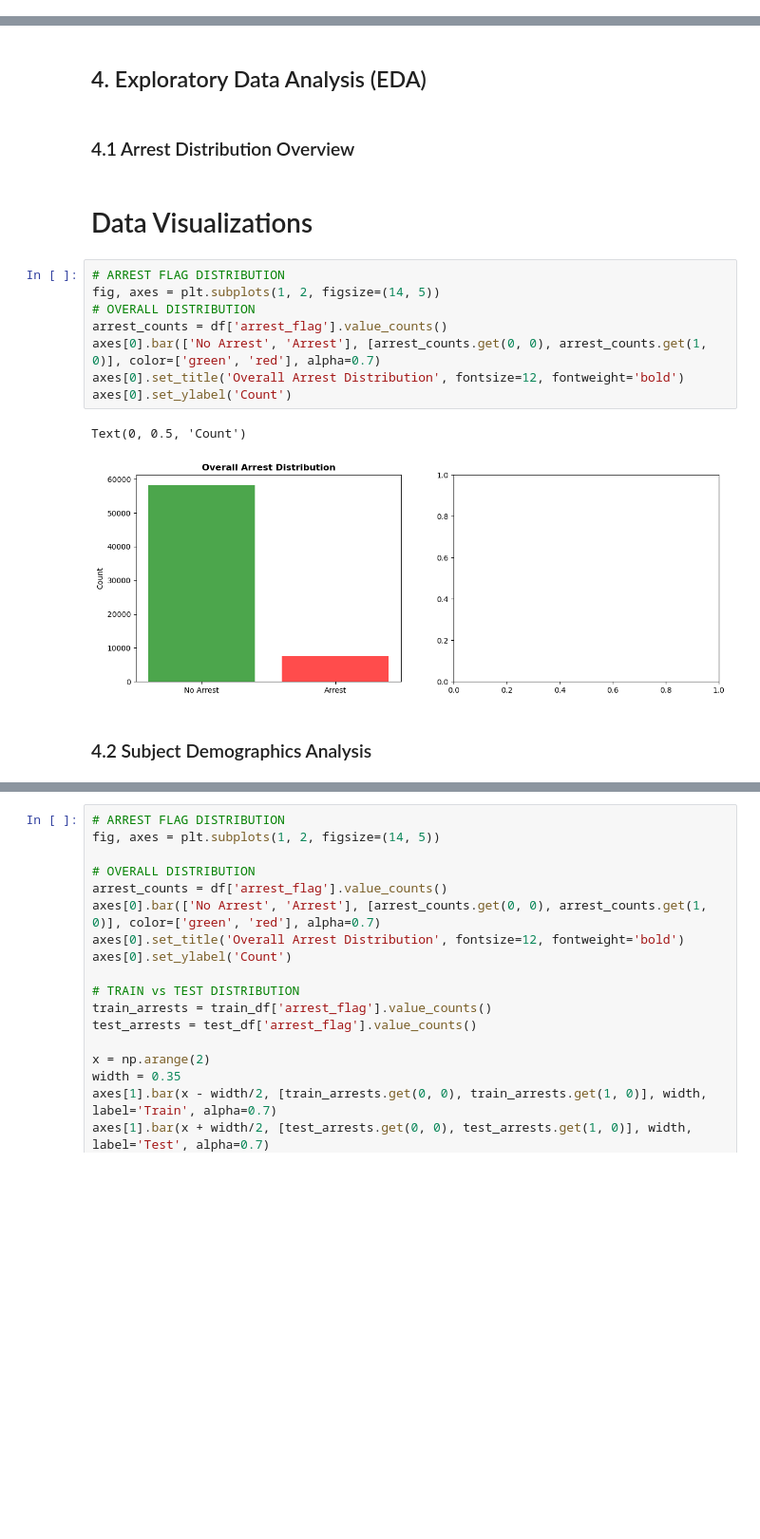
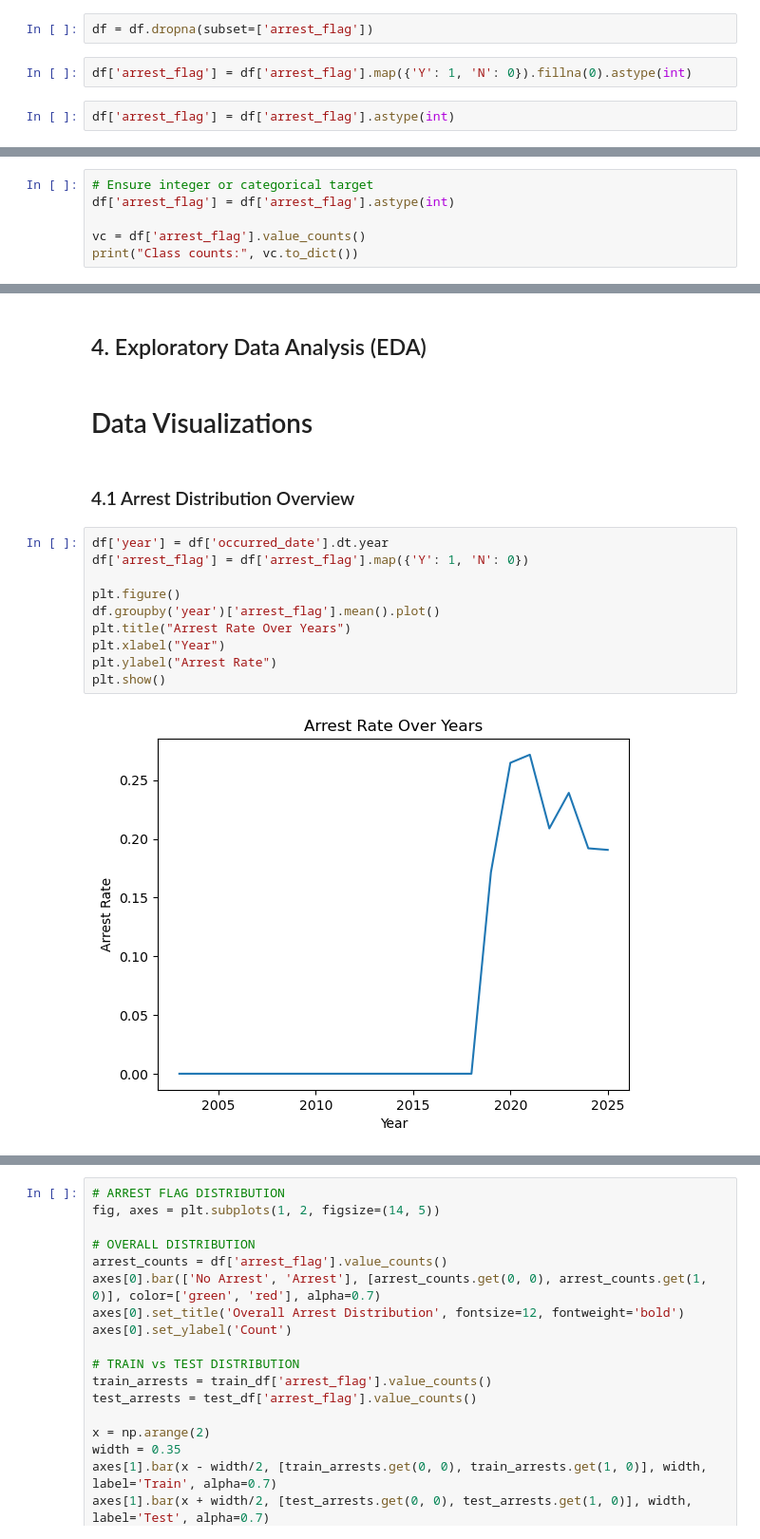
Before and after one commit to Felo-kip/Terrystops, a Jupyter notebook: index.ipynb, the cells around one changed output, grey strips where cells are left out. Shown at 95% size. Saved outputs shown, nothing was run; the diff lists cells and outputs as text; blank space fills up the shorter version.

```diff
--- a/index.ipynb
+++ b/index.ipynb
@@ -104,6 +112,12 @@ df['weapon_type'] = df['weapon_type'].fillna('None')
 df['officer_squad'] = df['officer_squad'].fillna(
     df['officer_squad'].mode()[0]
 )
+# %%
+df = df.dropna(subset=['arrest_flag'])
+# %%
+df['arrest_flag'] = df['arrest_flag'].map({'Y': 1, 'N': 0}).fillna(0).astype(int)
+# %%
+df['arrest_flag'] = df['arrest_flag'].astype(int)
 # %%
 # ENCODING TARGET VARIABLE
 df['arrest_flag'] = df['arrest_flag'].map({'Y': 1, 'N': 0})
@@ -117,0 +150,6 @@ train_df, test_df = train_test_split(
+# %%
+# Ensure integer or categorical target
+df['arrest_flag'] = df['arrest_flag'].astype(int)
+
+vc = df['arrest_flag'].value_counts()
+print("Class counts:", vc.to_dict())
@@ -203,20 +287,19 @@ dtype: int64
 ## 3. Feature Engineering & Encoding
 # %% [markdown]
 ## 4. Exploratory Data Analysis (EDA)
-# %% [markdown]
-### 4.1 Arrest Distribution Overview
 # %% [markdown]
 # Data Visualizations
-# %%
-# ARREST FLAG DISTRIBUTION
-fig, axes = plt.subplots(1, 2, figsize=(14, 5))
-# OVERALL DISTRIBUTION
-arrest_counts = df['arrest_flag'].value_counts()
-axes[0].bar(['No Arrest', 'Arrest'], [arrest_counts.get(0, 0), arrest_counts.get(1, 0)], color=['green', 'red'], alpha=0.7)
-axes[0].set_title('Overall Arrest Distribution', fontsize=12, fontweight='bold')
-axes[0].set_ylabel('Count')
-# %% [output]
-Text(0, 0.5, 'Count')
-[figure, removed]
-# %% [markdown]
-### 4.2 Subject Demographics Analysis
+# %% [markdown]
+### 4.1 Arrest Distribution Overview
+# %%
+df['year'] = df['occurred_date'].dt.year
+df['arrest_flag'] = df['arrest_flag'].map({'Y': 1, 'N': 0})
+
+plt.figure()
+df.groupby('year')['arrest_flag'].mean().plot()
+plt.title("Arrest Rate Over Years")
+plt.xlabel("Year")
+plt.ylabel("Arrest Rate")
+plt.show()
+# %% [output]
+[figure, added]
```
Also changed, not shown: parts of 31 cells of this notebook.
